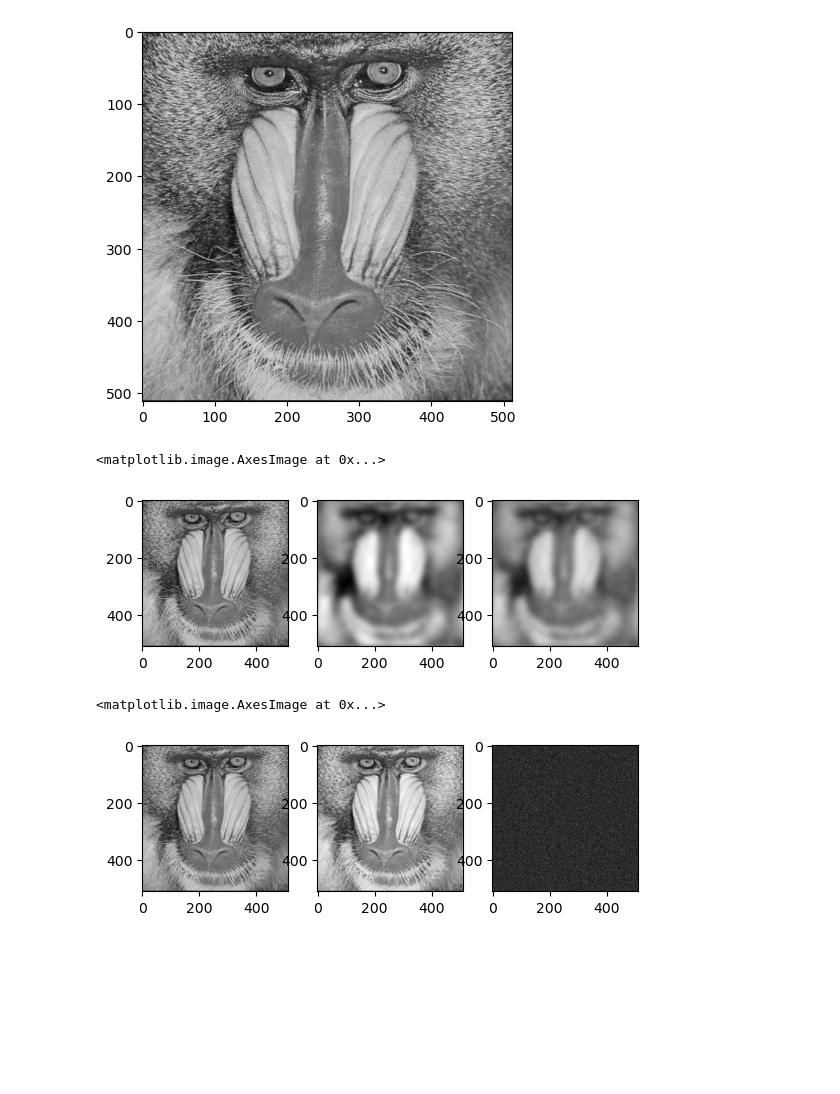
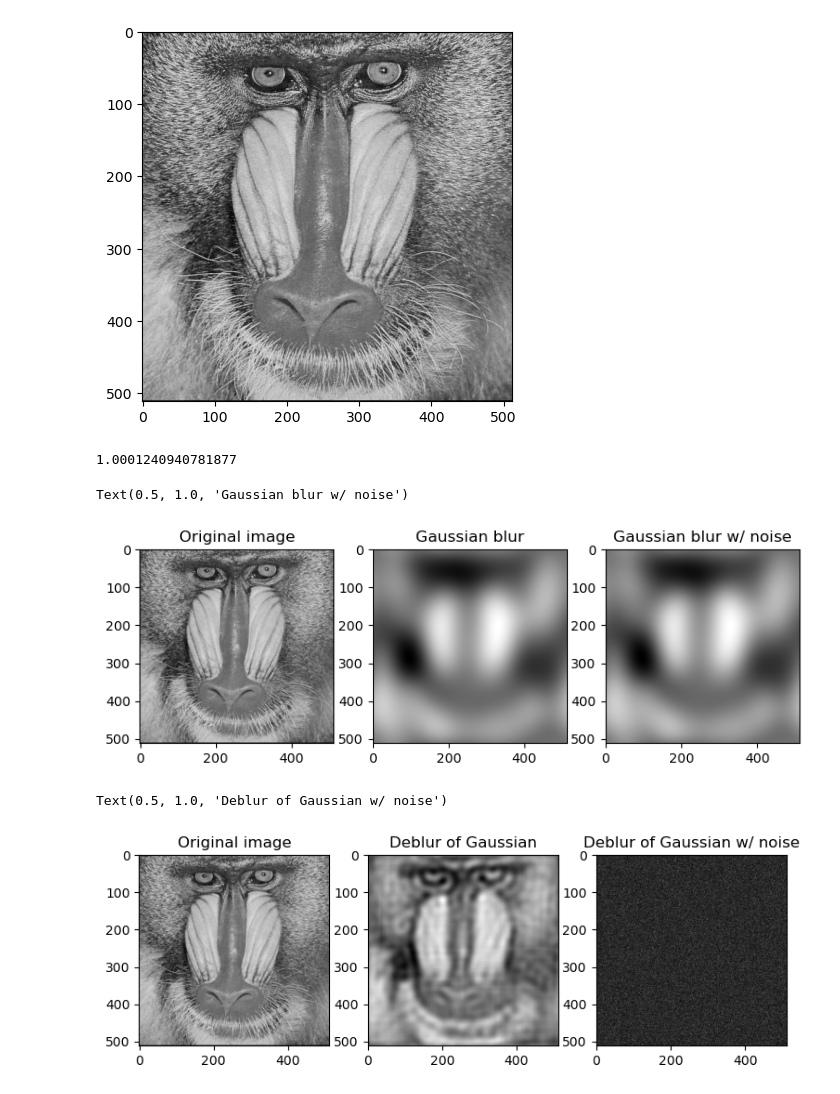
Before and after one commit to ADY-YDA/Blind-Image-Deconvolution, a Jupyter notebook: General_Deblurring.ipynb, the cells around one changed output. Cells and saved outputs as stored; diff of their text form; code cells hidden in the pictures; blank space fills up the shorter version.

```diff
--- a/General_Deblurring.ipynb
+++ b/General_Deblurring.ipynb
@@ -30,21 +30,33 @@ def GLPF(I, D0):
     Ic = If * filterf
     return ifft2(Ic)
 # %%
-# Uniform noise filter
-def uniform_noise(I, alpha=10):
-    noise = randn(I.shape[0], I.shape[1])
-    return noise*(I.mean()*(alpha/100))+I
+# # Uniform noise filter
+# def uniform_noise(I, alpha=10):
+#     noise = randn(I.shape[0], I.shape[1])
+#     return noise*(I.mean()*(alpha/100))+I
+# %%
+# fixed? Uniform noise filter
+def uniform_noise(I, alpha=10):
+    noise = randn(I.shape[0], I.shape[1])
+    return noise*((alpha/100))+I
+# %%
+noise = randn(I.shape[0], I.shape[1])
+# ploting = plt.hist(noise.flatten(), bins=500)
+print(np.std(noise))
+# %% [output]
+1.0001240940781877
 # %%
 # Generate "broken" image
-Ia = GLPF(I, 10)
-Iz = fftfiltGLPF(I, 40)
-Ib = uniform_noise(Ia, 5)
-IP.subplot(1,3,1);imshow(I, aspect="equal", cmap="gray")
-IP.subplot(1,3,2);imshow(np.abs(Ia), aspect="equal", cmap="gray")
-IP.subplot(1,3,3);imshow(np.abs(Ib), aspect="equal", cmap="gray")
+Ia = GLPF(I, 33)
+# Iz = fftfiltGLPF(I, 40)
+Ib = uniform_noise(Ia, 1)
+plt.figure(figsize=(9,3))
+IP.subplot(1,3,1);imshow(I, aspect="equal", cmap="gray"); plt.title('Original image')
+IP.subplot(1,3,2);imshow(np.abs(Ia), aspect="equal", cmap="gray"); plt.title('Gaussian blur')
+IP.subplot(1,3,3);imshow(np.abs(Ib), aspect="equal", cmap="gray"); plt.title('Gaussian blur w/ noise')
 # %% [output]
-<matplotlib.image.AxesImage at 0x...>
+Text(0.5, 1.0, 'Gaussian blur w/ noise')
-[figure, old version]
+[figure, new version]
 # %%
 # Deblurring given known gaussian blur size 40
 # %%
@@ -69,12 +81,13 @@ def iGLPF(I, D0):
 #     If =(If/If.max())*256
 #     return If
 # %%
-deblur_a = iGLPF(Ia, 10) # only blur
-deblur_b = iGLPF(Ib, 10) # blur and random uniform noise
-IP.subplot(1,3,1);imshow(np.abs(I), aspect="equal", cmap="gray")
-IP.subplot(1,3,2);imshow(np.abs(deblur_a), aspect="equal", cmap="gray")
-IP.subplot(1,3,3);imshow(np.abs(deblur_b), aspect="equal", cmap="gray")
+deblur_a = iGLPF(Ia, 33) # only blur
+deblur_b = iGLPF(Ib, 33) # blur and random uniform noise
+plt.figure(figsize=(9,3))
+IP.subplot(1,3,1);imshow(np.abs(I), aspect="equal", cmap="gray"); plt.title('Original image')
+IP.subplot(1,3,2);imshow(np.abs(deblur_a), aspect="equal", cmap="gray"); plt.title('Deblur of Gaussian')
+IP.subplot(1,3,3);imshow(np.abs(deblur_b), aspect="equal", cmap="gray"); plt.title('Deblur of Gaussian w/ noise')
 # %% [output]
-<matplotlib.image.AxesImage at 0x...>
+Text(0.5, 1.0, 'Deblur of Gaussian w/ noise')
-[figure, old version]
+[figure, new version]
 # %%
```
Also changed, not shown: parts of 9 cells of this notebook, 3 other files.
